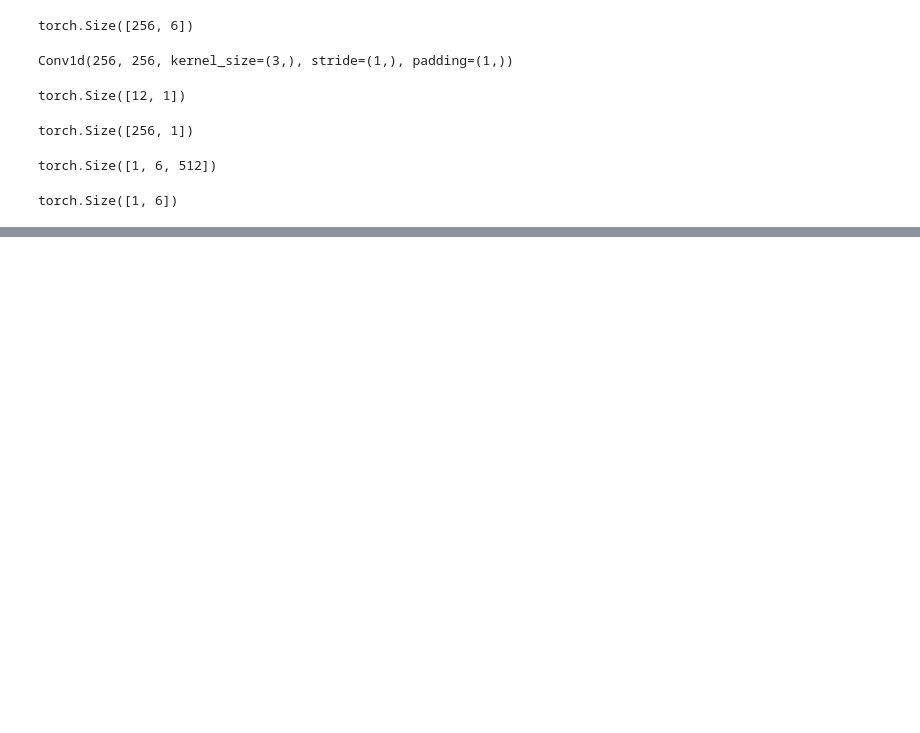
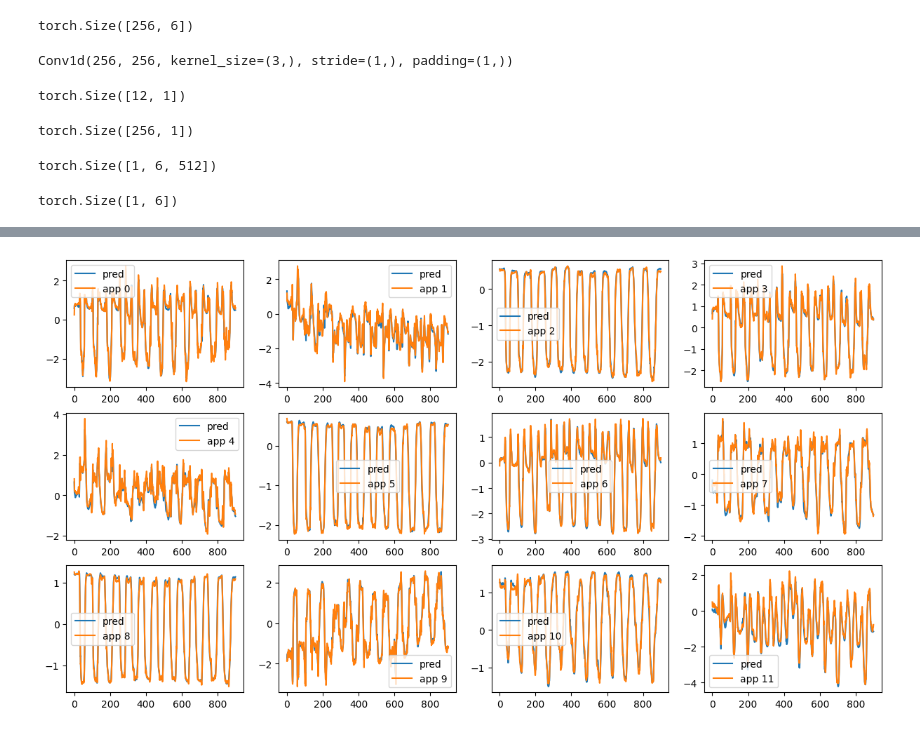
Before and after one commit to ojasprabhune/eeg, a Jupyter notebook: notebooks/vqvae_exploration.ipynb, the cells around one changed output, grey strips where cells are left out. Saved outputs shown, nothing was run; the diff lists cells and outputs as text; code cells hidden in the pictures; blank space fills up the shorter version.

Commit message:
add final vqvae training + begin position LLM training

```diff
--- a/notebooks/vqvae_exploration.ipynb
+++ b/notebooks/vqvae_exploration.ipynb
@@ -54,3 +63,20 @@ torch.Size([1, 6])
 # %%
 z_q = codebook.weight[q_token_ids]
 z_q = z_e + (z_q - z_e).detach()
+# %%
+import torch
+import torch.nn as nn
+
+from eeg.big_hand.position_llm.vqvae import VQVAE
+from eeg.big_hand.position_llm import AppendageDataset
+
+device = "cuda"
+
+vqvae = VQVAE(input_dim=12,
+              codebook_size=512,
+              embedding_dim=1024)
+
+vqvae_state_dict = torch.load("/var/log/thavamount/eeg_ckpts/eeg_vqvae/vqvae_final_1500.pth", map_location="cuda")
+vqvae.load_state_dict(vqvae_state_dict["model"])
+
+vqvae.to(device)
@@ -56,0 +103,25 @@ z_q = z_e + (z_q - z_e).detach()
+# %%
+appendage_dataset: AppendageDataset = AppendageDataset(data_path="/var/log/thavamount/eeg_dataset", region_tokenizer_path="../models/appendages")
+# %%
+vqvae.eval()
+with torch.no_grad():
+    region_batch, appendage_batch = appendage_dataset[0]
+    appendage_batch = torch.tensor(appendage_batch).unsqueeze(0)
+    x_reconstructed, z_e, z_q = vqvae(appendage_batch.to(torch.float32).to(device))
+# %%
+pred_appendage = x_reconstructed.squeeze(0).to("cpu")
+appendage_values = appendage_batch.squeeze(0).to("cpu")
+# %%
+fig, ax = plt.subplots(3, 4, figsize=(15, 8))
+
+ax = ax.flatten()
+
+for i in range(12):
+
+    ax[i].plot(pred_appendage[:900, i], label="pred")
+    ax[i].plot(appendage_values[:900, i], label=f"app {i}")
+    ax[i].legend()
+
+plt.show()
+# %% [output]
+[figure, added]
```
Also changed, not shown: parts of 6 cells of this notebook, 6 other files.
